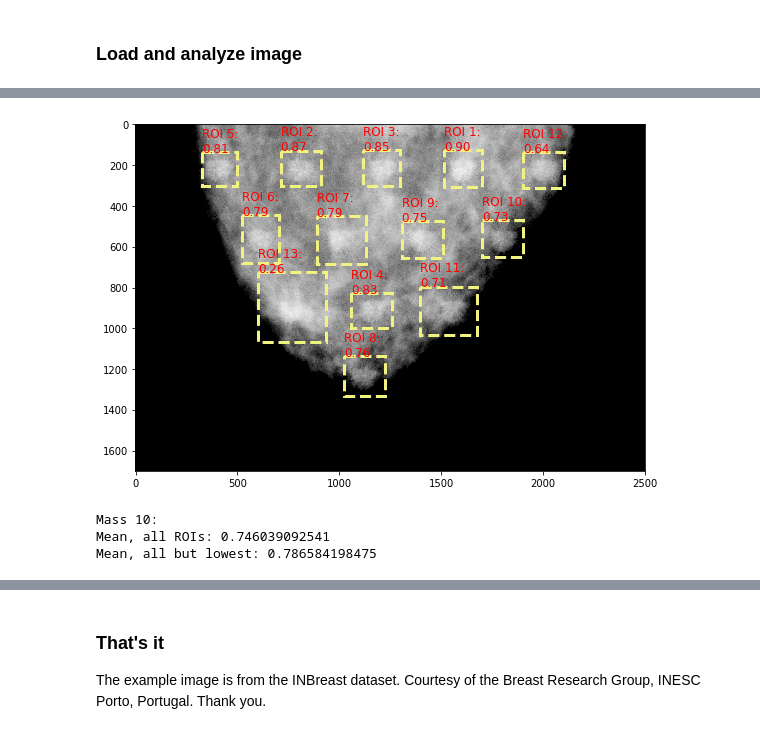
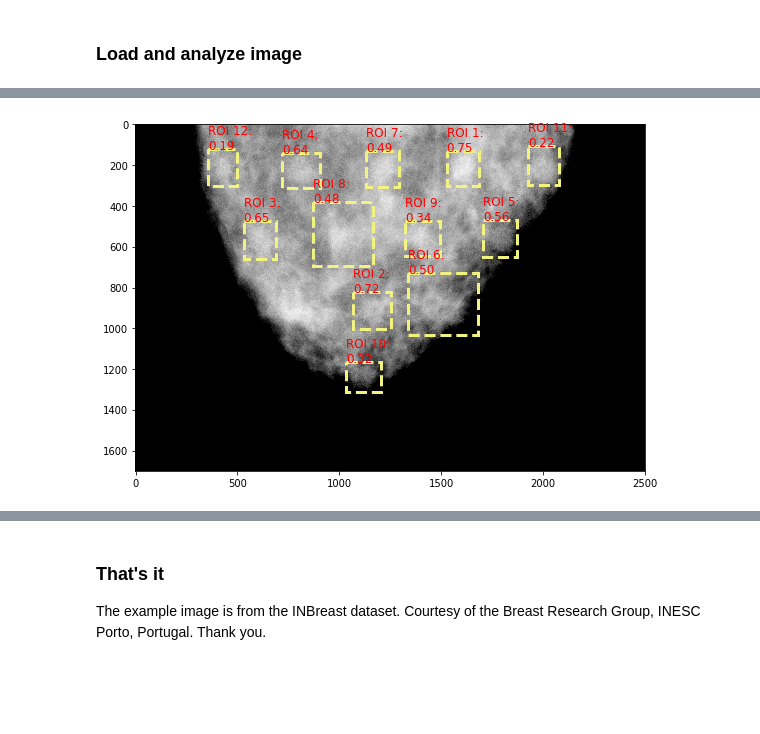
Before and after one commit to likejimba/frcnn-cad, a Jupyter notebook: run_cad_scores.ipynb, the cells around one changed output, grey strips where cells are left out. Saved outputs shown, nothing was run; the diff lists cells and outputs as text; code cells hidden in the pictures; blank space fills up the shorter version.

Commit message:
Masses with 1.26 mg/cc density

```diff
--- a/run_cad_scores.ipynb
+++ b/run_cad_scores.ipynb
@@ -100,15 +100,10 @@ net = load_net(ptxt='vgg16_frcnn_cad_test.prototxt',
 # %%
 # load image, customize this part to load your images
 # from whatever format you use
+print('######')
+print('Density 1.56')
+print('######\n')
 
-im = cv2.imread('/opt/images/postproc_mass/texture/SameSpicMaligTestMass2_1740x2415x1140_array0_density1.56_full_1.0_15_8bit.png')
-# run detection
-detections = detect(net, im)
-# visualize detections
-fig, scores_only = vis_detections(im, detections)
-print('Mass 2: ')
-print("Mean, all ROIs: {}".format(np.mean(scores_only[1:])))
-print("Mean, all but lowest: {}".format(np.mean(scores_only[1:-1])))
 
 im = cv2.imread('/opt/images/postproc_mass/texture/SameSpicMaligTestMass4_1740x2415x1140_array0_density1.56_full_1.0_15_8bit.png')
 detections = detect(net, im)
@@ -117,12 +112,6 @@ print('Mass 4: ')
 print("Mean, all ROIs: {}".format(np.mean(scores_only[1:])))
 print("Mean, all but lowest: {}".format(np.mean(scores_only[1:-1])))
 
-im = cv2.imread('/opt/images/postproc_mass/texture/SameSpicMaligTestMass5_1740x2415x1140_array0_density1.56_full_1.0_15_8bit.png')
-detections = detect(net, im)
-fig, scores_only = vis_detections(im, detections)
-print('Mass 5: ')
-print("Mean, all ROIs: {}".format(np.mean(scores_only[1:])))
-print("Mean, all but lowest: {}".format(np.mean(scores_only[1:-1])))
 
 im = cv2.imread('/opt/images/postproc_mass/texture/SameSpicMaligTestMass6_1740x2415x1140_array0_density1.56_full_1.0_15_8bit.png')
 detections = detect(net, im)
@@ -151,4 +140,62 @@ fig, scores_only = vis_detections(im, detections)
 print('Mass Lobular: ')
 print("Mean, all ROIs: {}".format(np.mean(scores_only[1:])))
 print("Mean, all but lowest: {}".format(np.mean(scores_only[1:-1])))
+
+
+print('\n\n######')
+print('Density 1.26')
+print('######\n')
+im = cv2.imread('/opt/images/postproc_mass/texture/SameSpicMaligTestMass4_1740x2415x1140_array0_density1.26_full_1.0_15_8bit.png')
+detections = detect(net, im)
+fig, scores_only = vis_detections(im, detections)
+print('Mass 4: ')
+print("Mean, all ROIs: {}".format(np.mean(scores_only[1:])))
+print("Mean, all but lowest: {}".format(np.mean(scores_only[1:-1])))
+
+im = cv2.imread('/opt/images/postproc_mass/texture/SameSpicMaligTestMass6_1740x2415x1140_array0_density1.26_full_1.0_15_8bit.png')
+detections = detect(net, im)
+fig, scores_only = vis_detections(im, detections)
+print('Mass 6: ')
+print("Mean, all ROIs: {}".format(np.mean(scores_only[1:])))
+print("Mean, all but lowest: {}".format(np.mean(scores_only[1:-1])))
+
+
+
+print('\n\n######')
+print('Density 1.06')
+print('######\n')
+im = cv2.imread('/opt/images/postproc_mass/texture/SameSpicMaligTestMass4_1740x2415x1140_array0_density1.06_full_1.0_15_8bit.png')
+detections = detect(net, im)
+fig, scores_only = vis_detections(im, detections)
+print('Mass 4: ')
+print("Mean, all ROIs: {}".format(np.mean(scores_only[1:])))
+print("Mean, all but lowest: {}".format(np.mean(scores_only[1:-1])))
+
+im = cv2.imread('/opt/images/postproc_mass/texture/SameSpicMaligTestMass6_1740x2415x1140_array0_density1.06_full_1.0_15_8bit.png')
+detections = detect(net, im)
+fig, scores_only = vis_detections(im, detections)
+print('Mass 6: ')
+print("Mean, all ROIs: {}".format(np.mean(scores_only[1:])))
+print("Mean, all but lowest: {}".format(np.mean(scores_only[1:-1])))
+
+im = cv2.imread('/opt/images/postproc_mass/texture/SameSpicMaligTestMass9_1740x2415x1140_array0_density1.06_full_1.0_15_8bit.png')
+detections = detect(net, im)
+fig, scores_only = vis_detections(im, detections)
+print('Mass 9: ')
+print("Mean, all ROIs: {}".format(np.mean(scores_only[1:])))
+print("Mean, all but lowest: {}".format(np.mean(scores_only[1:-1])))
+
+im = cv2.imread('/opt/images/postproc_mass/texture/SameSpicMaligTestMass10_1740x2415x1140_array0_density1.06_full_1.0_15_8bit.png')
+detections = detect(net, im)
+fig, scores_only = vis_detections(im, detections)
+print('Mass 10: ')
+print("Mean, all ROIs: {}".format(np.mean(scores_only[1:])))
+print("Mean, all but lowest: {}".format(np.mean(scores_only[1:-1])))
+
+#im = cv2.imread('/opt/images/postproc_mass/texture/SameLobMaligTest_1740x2415x1140_array0_density1.06_full_1.0_15_8bit.png')
+#detections = detect(net, im)
+#fig, scores_only = vis_detections(im, detections)
+#print('Mass Lobular: ')
+#print("Mean, all ROIs: {}".format(np.mean(scores_only[1:])))
+#print("Mean, all but lowest: {}".format(np.mean(scores_only[1:-1]))
 # %% [output]
@@ -175,4 +230 @@ Mean, all but lowest: 0.741198837757
-[figure, old version]
+[figure, new version]
-Mass 10:
-Mean, all ROIs: 0.746039092541
-Mean, all but lowest: 0.786584198475
```
Also changed, not shown: parts of 1 cell of this notebook.
